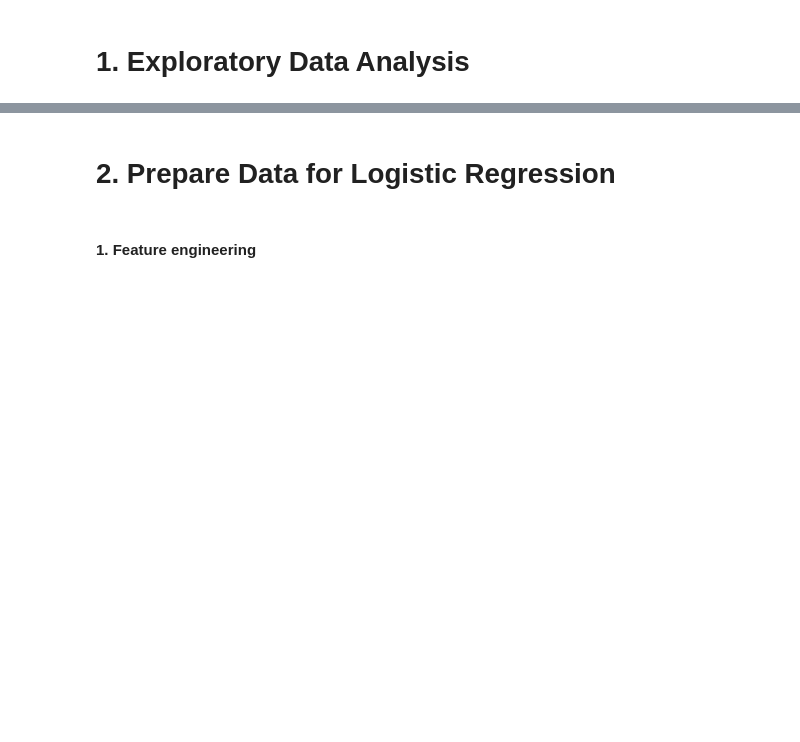
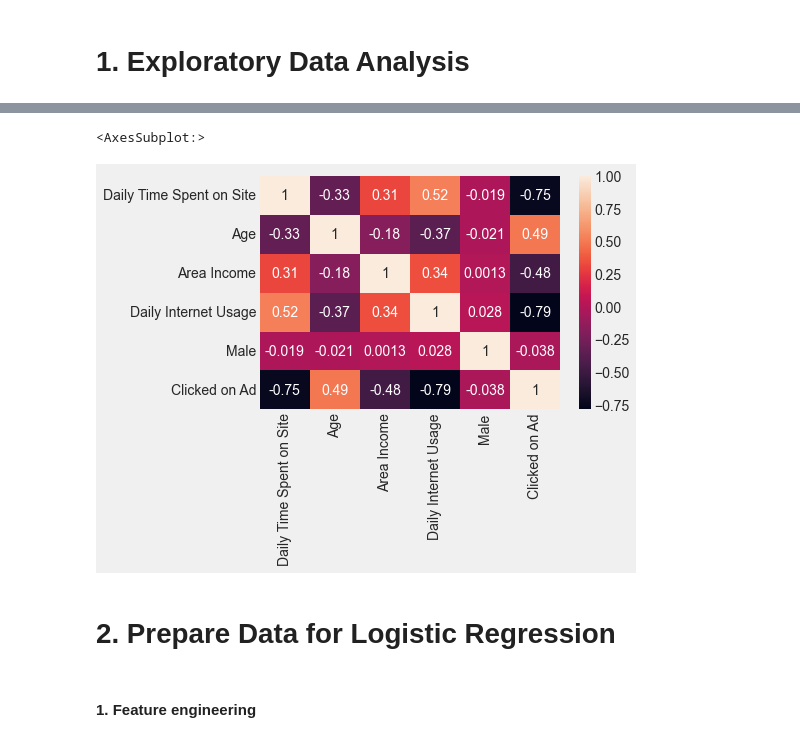
Before and after one commit to MNievas12/2304_dsft_thebridge, a Jupyter notebook: 3-Machine_Learning/1-Supervisado/2-Classification/4-Logistic_Regression/ejercicios/Logistic-regression predict-ad-click.ipynb, the cells around one changed output, grey strips where cells are left out. Cells and saved outputs as stored; diff of their text form; code cells hidden in the pictures; blank space fills up the shorter version.

```diff
--- a/3-Machine_Learning/1-Supervisado/2-Classification/4-Logistic_Regression/ejercicios/Logistic-regression predict-ad-click.ipynb
+++ b/3-Machine_Learning/1-Supervisado/2-Classification/4-Logistic_Regression/ejercicios/Logistic-regression predict-ad-click.ipynb
@@ -30,3 +83,8 @@ plt.style.use("fivethirtyeight")
+# %%
+sns.heatmap(df.corr(), annot=True)
+# %% [output]
+<AxesSubplot:>
+[figure, added]
 # %% [markdown]
 # 2. Prepare Data for Logistic Regression
 # %% [markdown]
```
Also changed, not shown: parts of 49 cells of this notebook.
